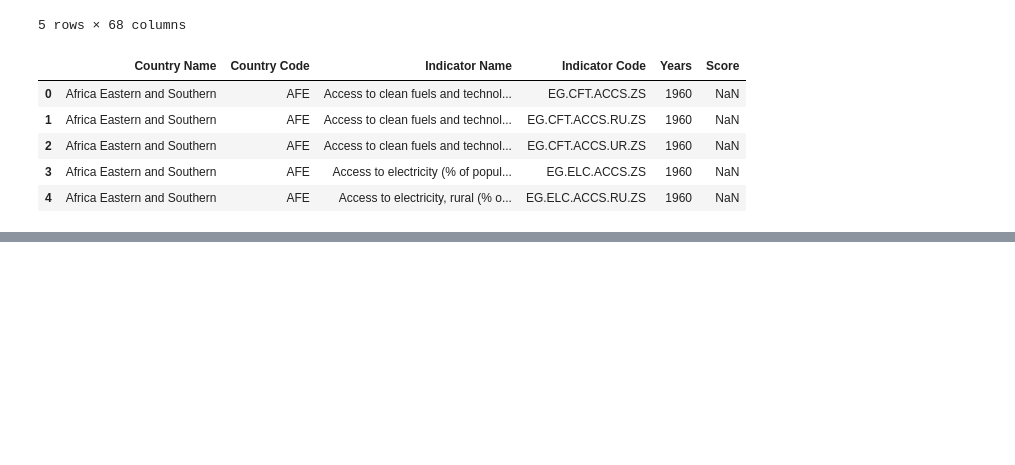
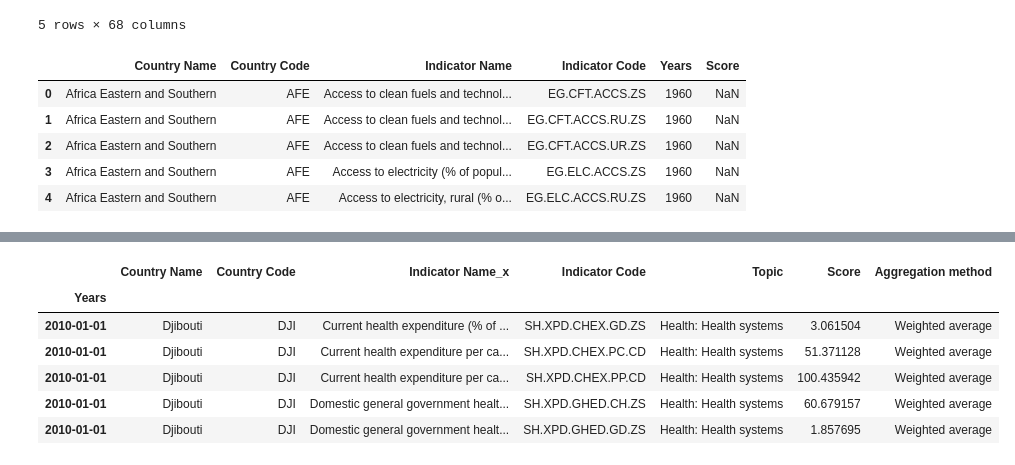
Before and after one commit to AdnanK1/east-african-dvlp-indicators, a Jupyter notebook: index.ipynb, the cells around one changed output, grey strips where cells are left out. Cells and saved outputs as stored; diff of their text form; code cells hidden in the pictures; blank space fills up the shorter version.

```diff
--- a/index.ipynb
+++ b/index.ipynb
@@ -49,0 +89,9 @@ series_df.head()
+# %%
+expenditure_df = expenditure_df[(expenditure_df['Years'] >= '2010') & (expenditure_df['Years'] <= '2021')]
+# %%
+merged_df = pd.merge(expenditure_df,
+                     series_df,
+                     left_on="Indicator Code",
+                     right_on="Series Code",
+                     how='left')
+merged_df.head(2)
@@ -49,0 +103,5 @@ series_df.head()
+# %%
+neccessary_columns = ['Country Name', 'Country Code', 'Indicator Name_x', 'Indicator Code', 'Topic', 'Years', 'Score', 'Aggregation method']
+
+merged_df = merged_df[neccessary_columns]
+merged_df.head()
@@ -49,0 +115,4 @@ series_df.head()
+# %%
+health = [topic for topic in merged_df['Topic'] if topic.startswith("Health: Health systems")]
+health_df = merged_df[merged_df['Topic'].isin(health)]
+health_df.head()
@@ -49,0 +126,12 @@ series_df.head()
+# %%
+health_df['Years'] = pd.to_datetime(health_df['Years'])
+health_df.set_index('Years', inplace=True)
+health_df.head()
+# %% [output]
+|  | Country Name | Country Code | Indicator Name_x | Indicator Code | Topic | Score | Aggregation method |
+| Years |  |  |  |  |  |  |  |
+| 2010-01-01 | Djibouti | DJI | Current health expenditure (% of ... | SH.XPD.CHEX.GD.ZS | Health: Health systems | 3.061504 | Weighted average |
+| 2010-01-01 | Djibouti | DJI | Current health expenditure per ca... | SH.XPD.CHEX.PC.CD | Health: Health systems | 51.371128 | Weighted average |
+| 2010-01-01 | Djibouti | DJI | Current health expenditure per ca... | SH.XPD.CHEX.PP.CD | Health: Health systems | 100.435942 | Weighted average |
+| 2010-01-01 | Djibouti | DJI | Domestic general government healt... | SH.XPD.GHED.CH.ZS | Health: Health systems | 60.679157 | Weighted average |
+| 2010-01-01 | Djibouti | DJI | Domestic general government healt... | SH.XPD.GHED.GD.ZS | Health: Health systems | 1.857695 | Weighted average |
```
Also changed, not shown: parts of 6 cells of this notebook.
